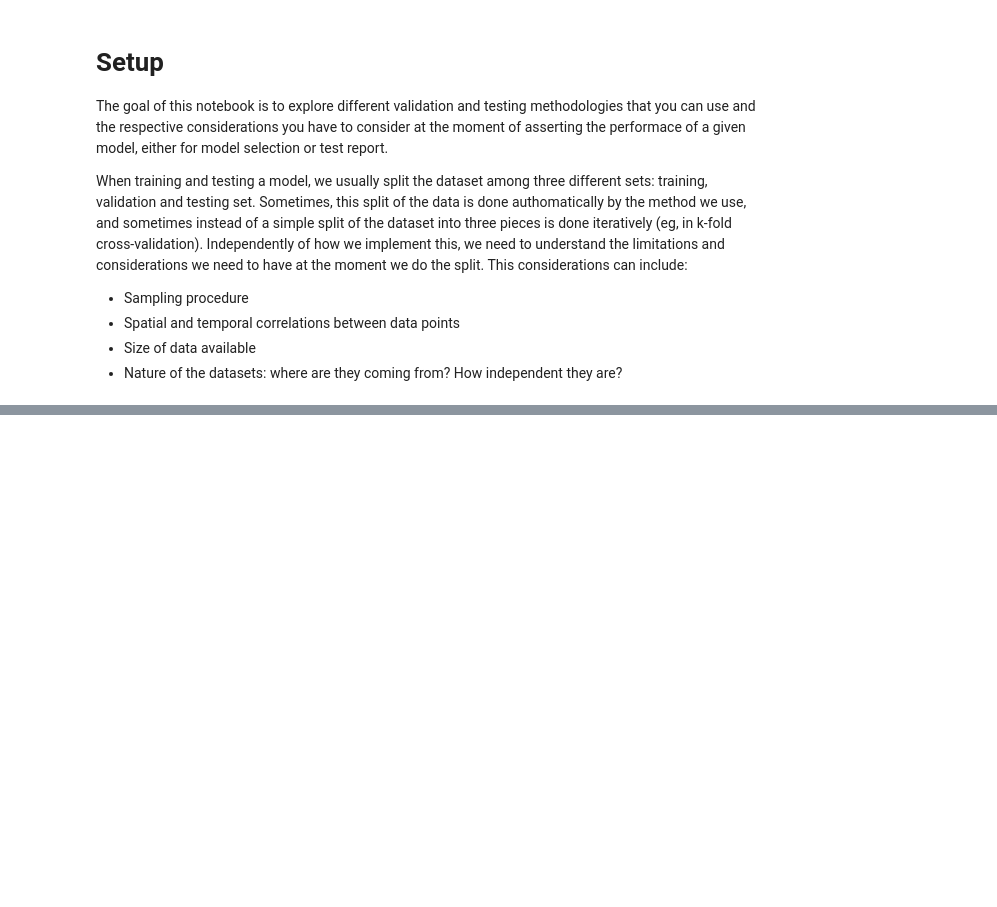
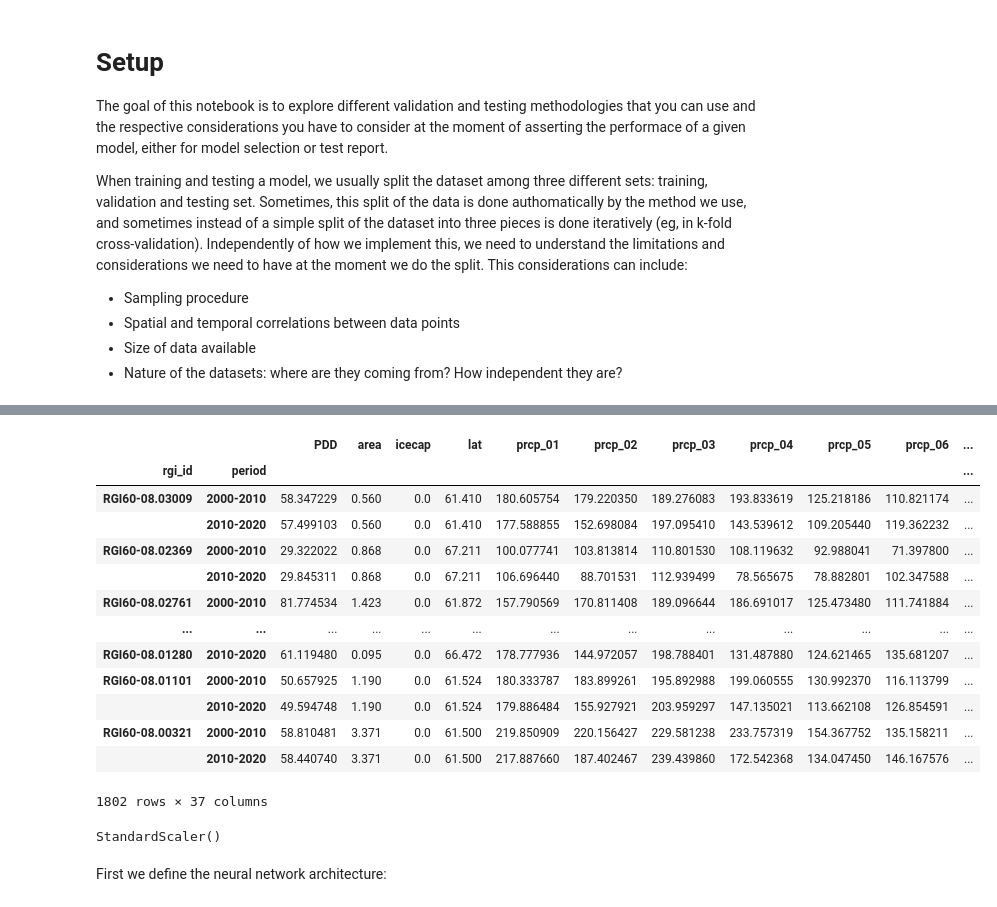
Before and after one commit to Machine-Learning-in-Glaciology-Workshop/Project_MB_Regression, a Jupyter notebook: 4_Validation.ipynb, the cells around one changed output, grey strips where cells are left out. Drawn from its saved outputs; the diff is of its cells as text; code cells hidden in the pictures; blank space fills up the shorter version.

```diff
--- a/4_Validation.ipynb
+++ b/4_Validation.ipynb
@@ -25,3 +30,21 @@ When training and testing a model, we usually split the dataset among three diff
 How would you desing a validation-testing workflow for the problem of predicting the mass balance? How would you divide the different folds?
 
 For an excellent introduction to cross-validation, as well as the different high-level function to implement it in `sklearn` models, checkout [this tutorial](https://scikit-learn.org/stable/modules/cross_validation.html).
+# %%
+df_train_all = pd.read_csv('Data/df_train_all.csv', index_col=['rgi_id', 'period'])
+df_train_all
+# %% [output]
+|  |  | PDD | area | icecap | lat | prcp_01 | prcp_02 | prcp_03 | prcp_04 | prcp_05 | prcp_06 | ... |
+| rgi_id | period |  |  |  |  |  |  |  |  |  |  | ... |
+| RGI60-08.03009 | 2000-2010 | 58.347229 | 0.560 | 0.0 | 61.410 | 180.605754 | 179.220350 | 189.276083 | 193.833619 | 125.218186 | 110.821174 | ... |
+|  | 2010-2020 | 57.499103 | 0.560 | 0.0 | 61.410 | 177.588855 | 152.698084 | 197.095410 | 143.539612 | 109.205440 | 119.362232 | ... |
+| RGI60-08.02369 | 2000-2010 | 29.322022 | 0.868 | 0.0 | 67.211 | 100.077741 | 103.813814 | 110.801530 | 108.119632 | 92.988041 | 71.397800 | ... |
+|  | 2010-2020 | 29.845311 | 0.868 | 0.0 | 67.211 | 106.696440 | 88.701531 | 112.939499 | 78.565675 | 78.882801 | 102.347588 | ... |
+| RGI60-08.02761 | 2000-2010 | 81.774534 | 1.423 | 0.0 | 61.872 | 157.790569 | 170.811408 | 189.096644 | 186.691017 | 125.473480 | 111.741884 | ... |
+| ... | ... | ... | ... | ... | ... | ... | ... | ... | ... | ... | ... | ... |
+| RGI60-08.01280 | 2010-2020 | 61.119480 | 0.095 | 0.0 | 66.472 | 178.777936 | 144.972057 | 198.788401 | 131.487880 | 124.621465 | 135.681207 | ... |
+| RGI60-08.01101 | 2000-2010 | 50.657925 | 1.190 | 0.0 | 61.524 | 180.333787 | 183.899261 | 195.892988 | 199.060555 | 130.992370 | 116.113799 | ... |
+|  | 2010-2020 | 49.594748 | 1.190 | 0.0 | 61.524 | 179.886484 | 155.927921 | 203.959297 | 147.135021 | 113.662108 | 126.854591 | ... |
+| RGI60-08.00321 | 2000-2010 | 58.810481 | 3.371 | 0.0 | 61.500 | 219.850909 | 220.156427 | 229.581238 | 233.757319 | 154.367752 | 135.158211 | ... |
+|  | 2010-2020 | 58.440740 | 3.371 | 0.0 | 61.500 | 217.887660 | 187.402467 | 239.439860 | 172.542368 | 134.047450 | 146.167576 | ... |
+1802 rows × 37 columns
@@ -27,0 +58,5 @@ For an excellent introduction to cross-validation, as well as the different high
+# %%
+scaler = StandardScaler()
+scaler.fit(X_train_all)
+# %% [output]
+StandardScaler()
@@ -27,0 +67,2 @@ For an excellent introduction to cross-validation, as well as the different high
+# %% [markdown]
+First we define the neural network architecture:
```
Also changed, not shown: parts of 23 cells of this notebook.
